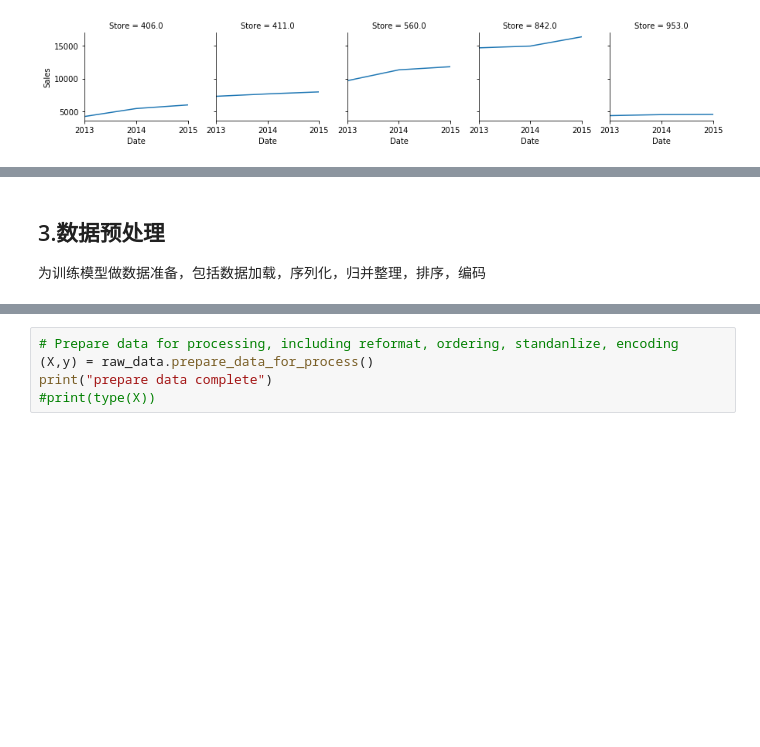
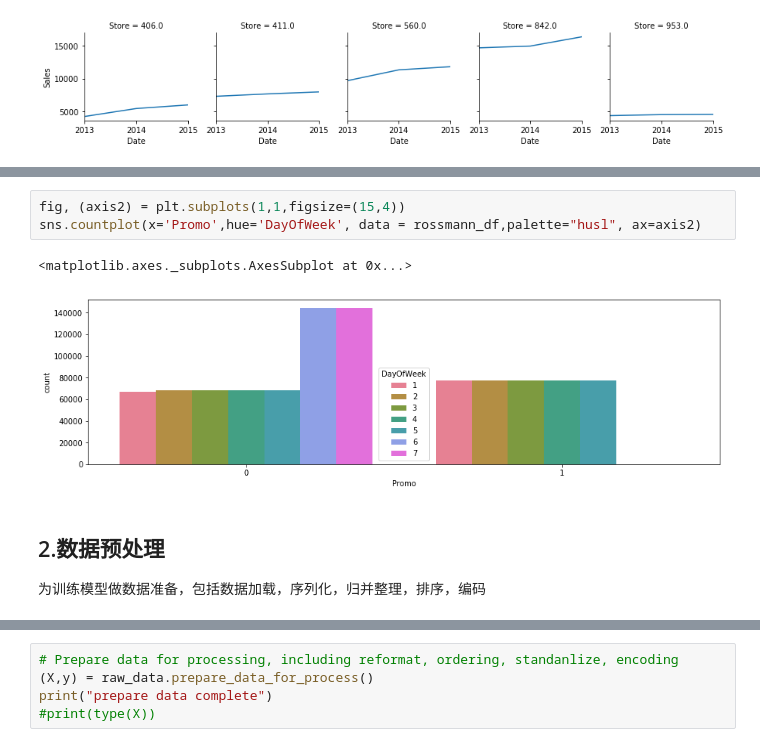
Before and after one commit to jtang145/machine-learning-courses, a Jupyter notebook: graduation_project/rossmann-prediction-notebook.ipynb, the cells around one changed output, grey strips where cells are left out. Saved outputs shown, nothing was run; the diff lists cells and outputs as text; blank space fills up the shorter version.

```diff
--- a/graduation_project/rossmann-prediction-notebook.ipynb
+++ b/graduation_project/rossmann-prediction-notebook.ipynb
@@ -161,5 +64,11 @@ run_aram(data, 4, 2)
+# %%
+fig, (axis2) = plt.subplots(1,1,figsize=(15,4))
+sns.countplot(x='Promo',hue='DayOfWeek', data = rossmann_df,palette="husl", ax=axis2)
+# %% [output]
+<matplotlib.axes._subplots.AxesSubplot at 0x...>
+[figure, added]
 # %% [markdown]
-## 3.数据预处理
+## 2.数据预处理
 为训练模型做数据准备，包括数据加载，序列化，归并整理，排序，编码
 # %%
 import prepare_data as raw_data
```
Also changed, not shown: parts of 23 cells of this notebook, 3 other files.
